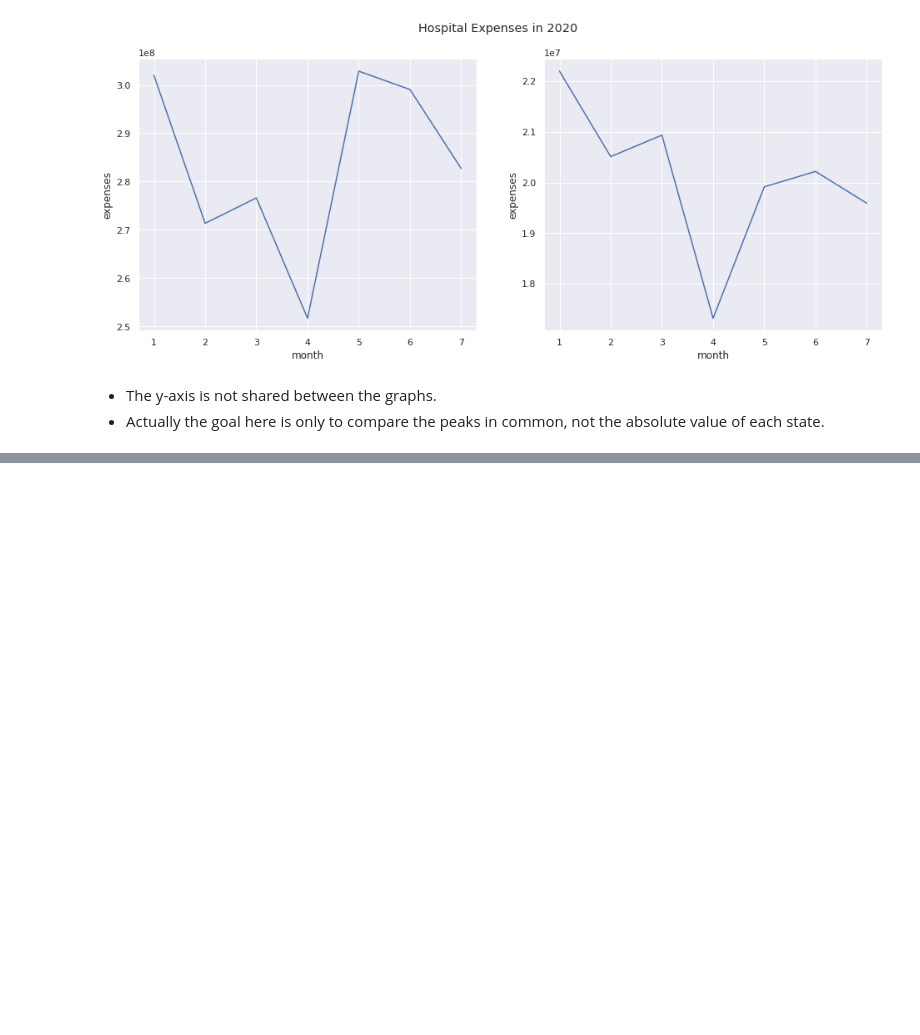
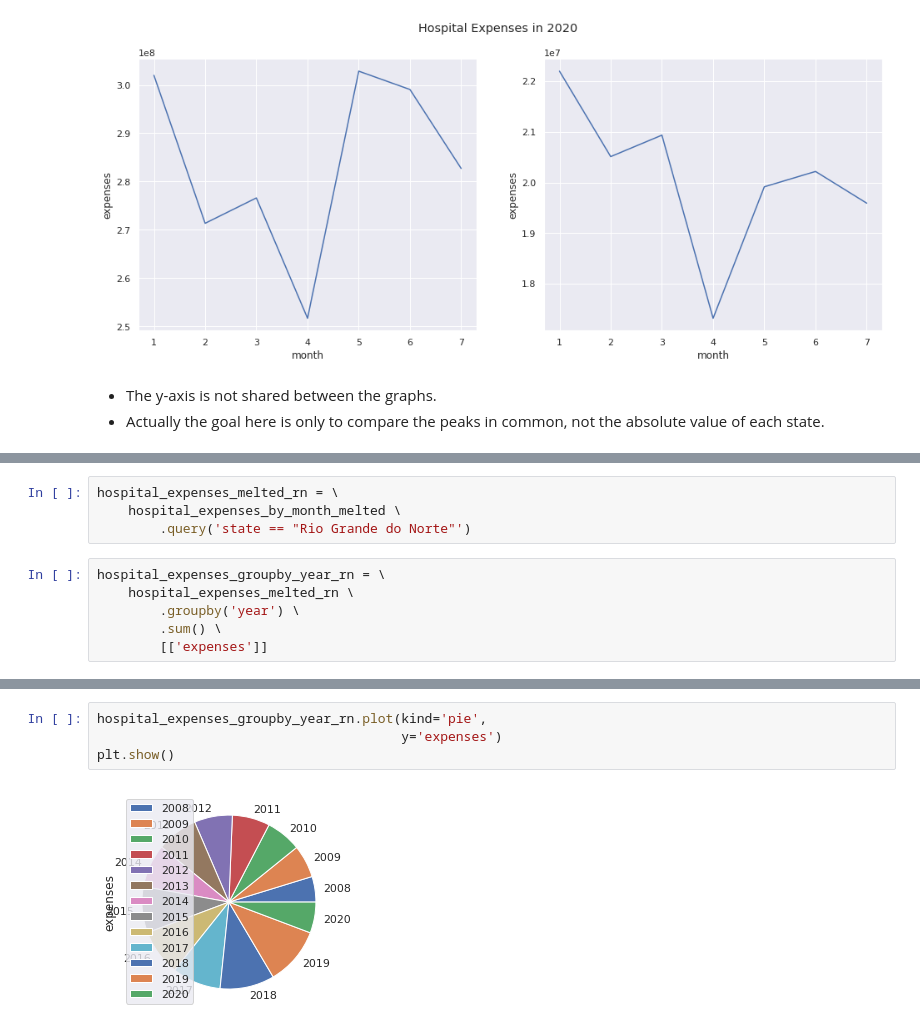
Before and after one commit to gabrielatrindade/alura-bootcamp, a Jupyter notebook: module2/lessons/hospital_expenses_sus_brazil_2.ipynb, the cells around one changed output, grey strips where cells are left out. Cells and saved outputs as stored; diff of their text form; blank space fills up the shorter version.

Commit message:
module2: hospital expenses: lesson 6: done challenges lesson 6: done

```diff
--- a/module2/lessons/hospital_expenses_sus_brazil_2.ipynb
+++ b/module2/lessons/hospital_expenses_sus_brazil_2.ipynb
@@ -1542,0 +1557,10 @@ Aula 05: Avançando em Pandas e Seaborn
+# %%
+hospital_expenses_melted_rn = \
+    hospital_expenses_by_month_melted \
+        .query('state == "Rio Grande do Norte"')
+# %%
+hospital_expenses_groupby_year_rn = \
+    hospital_expenses_melted_rn \
+        .groupby('year') \
+        .sum() \
+        [['expenses']]
@@ -1542,0 +1577,6 @@ Aula 05: Avançando em Pandas e Seaborn
+# %%
+hospital_expenses_groupby_year_rn.plot(kind='pie',
+                                       y='expenses')
+plt.show()
+# %% [output]
+[figure, added]
```
Also changed, not shown: parts of 25 cells of this notebook.
